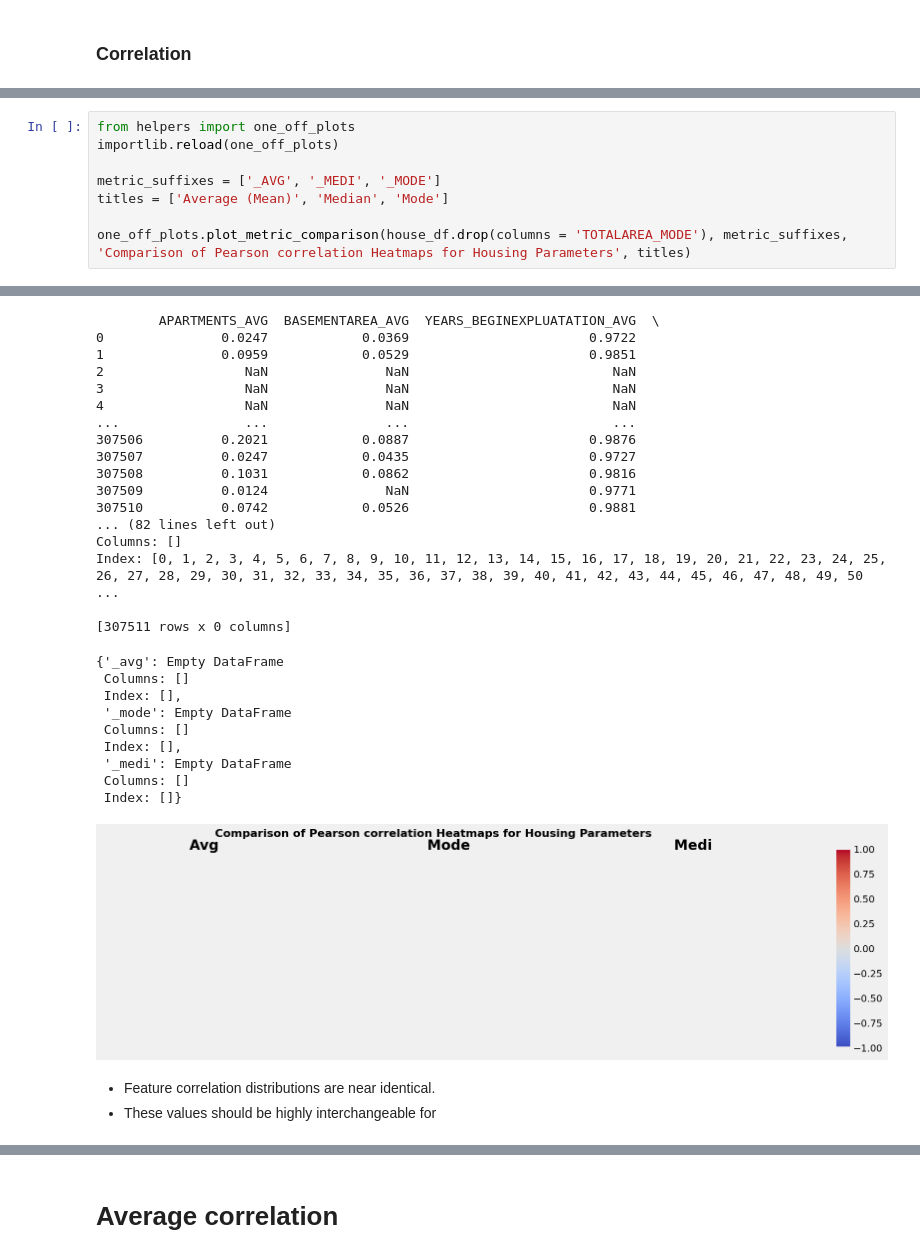
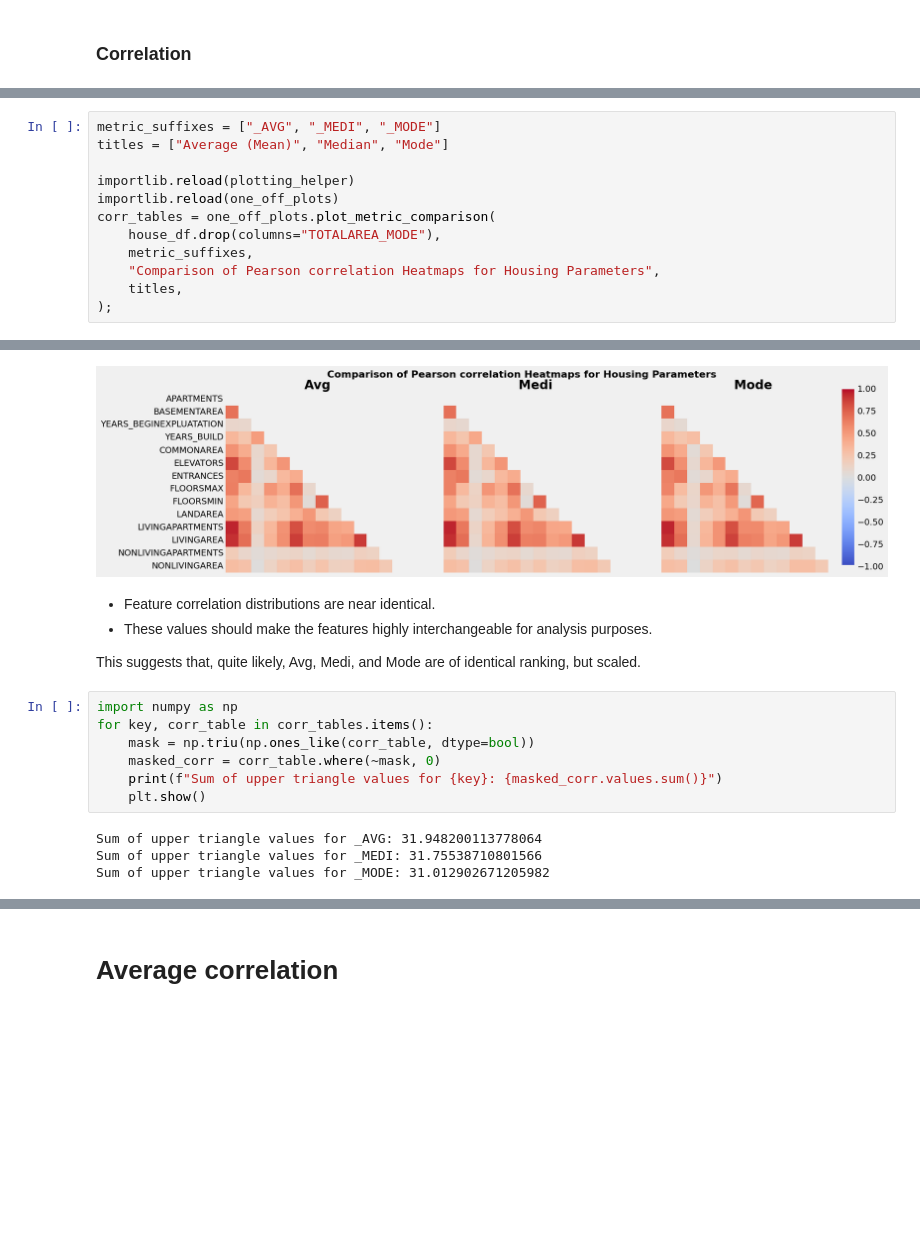
Before and after one commit to Sauciu1/defaulting-risk, a Jupyter notebook: notebooks/nb4_house_parameters.ipynb, the cells around one changed output, grey strips where cells are left out. Drawn from its saved outputs; the diff is of its cells as text; blank space fills up the shorter version.

Commit message:
Reduced house avg and mod model

```diff
--- a/notebooks/nb4_house_parameters.ipynb
+++ b/notebooks/nb4_house_parameters.ipynb
@@ -203,9 +126,13 @@ house_df
 # %%
-from helpers import one_off_plots
+metric_suffixes = ["_AVG", "_MEDI", "_MODE"]
+titles = ["Average (Mean)", "Median", "Mode"]
+
+importlib.reload(plotting_helper)
 importlib.reload(one_off_plots)
-
-metric_suffixes = ['_AVG', '_MEDI', '_MODE']
-titles = ['Average (Mean)', 'Median', 'Mode']
-
-one_off_plots.plot_metric_comparison(house_df.drop(columns = 'TOTALAREA_MODE'), metric_suffixes, 'Comparison of Pearson correlation Heatmaps for Housing Parameters', titles)
+corr_tables = one_off_plots.plot_metric_comparison(
+    house_df.drop(columns="TOTALAREA_MODE"),
+    metric_suffixes,
+    "Comparison of Pearson correlation Heatmaps for Housing Parameters",
+    titles,
+);
 # %% [output]
@@ -229,30 +139,17 @@ Index: [0, 1, 2, 3, 4, 5, 6, 7, 8, 9, 10, 11, 12, 13, 14, 15, 16, 17, 18, 19, 20
-        APARTMENTS_AVG  BASEMENTAREA_AVG  YEARS_BEGINEXPLUATATION_AVG  \
-0               0.0247            0.0369                       0.9722
-1               0.0959            0.0529                       0.9851
-2                  NaN               NaN                          NaN
-3                  NaN               NaN                          NaN
-4                  NaN               NaN                          NaN
-...                ...               ...                          ...
-307506          0.2021            0.0887                       0.9876
-307507          0.0247            0.0435                       0.9727
-307508          0.1031            0.0862                       0.9816
-307509          0.0124               NaN                       0.9771
-307510          0.0742            0.0526                       0.9881
-... (82 lines left out)
-Columns: []
-Index: [0, 1, 2, 3, 4, 5, 6, 7, 8, 9, 10, 11, 12, 13, 14, 15, 16, 17, 18, 19, 20, 21, 22, 23, 24, 25, 26, 27, 28, 29, 30, 31, 32, 33, 34, 35, 36, 37, 38, 39, 40, 41, 42, 43, 44, 45, 46, 47, 48, 49, 50 ...
-
-[307511 rows x 0 columns]
-{'_avg': Empty DataFrame
- Columns: []
- Index: [],
- '_mode': Empty DataFrame
- Columns: []
- Index: [],
- '_medi': Empty DataFrame
- Columns: []
- Index: []}
-[figure, old version]
+[figure, new version]
 # %% [markdown]
 * Feature correlation distributions are near identical.
-* These values should be highly interchangeable for
+* These values should make the features highly interchangeable for analysis purposes.
+
+This suggests that, quite likely, Avg, Medi, and Mode are  of identical ranking, but scaled.
+# %%
+import numpy as np
+for key, corr_table in corr_tables.items():
+    mask = np.triu(np.ones_like(corr_table, dtype=bool))
+    masked_corr = corr_table.where(~mask, 0)
+    print(f"Sum of upper triangle values for {key}: {masked_corr.values.sum()}")
+    plt.show()
+# %% [output]
+Sum of upper triangle values for _AVG: 31.948200113778064
+Sum of upper triangle values for _MEDI: 31.75538710801566
+Sum of upper triangle values for _MODE: 31.012902671205982
```
Also changed, not shown: parts of 24 cells of this notebook, 6 other files.
